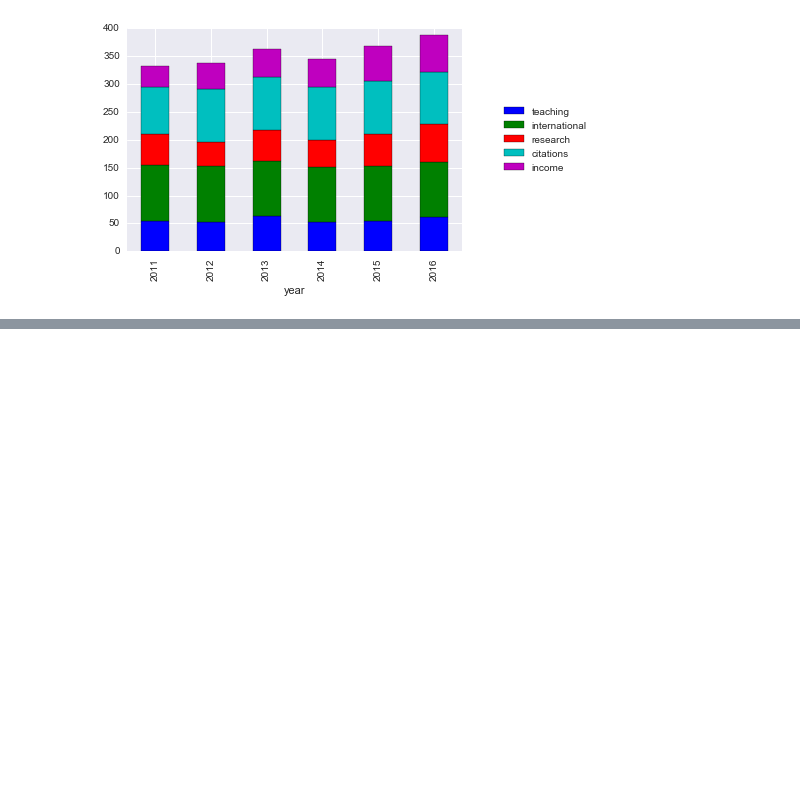
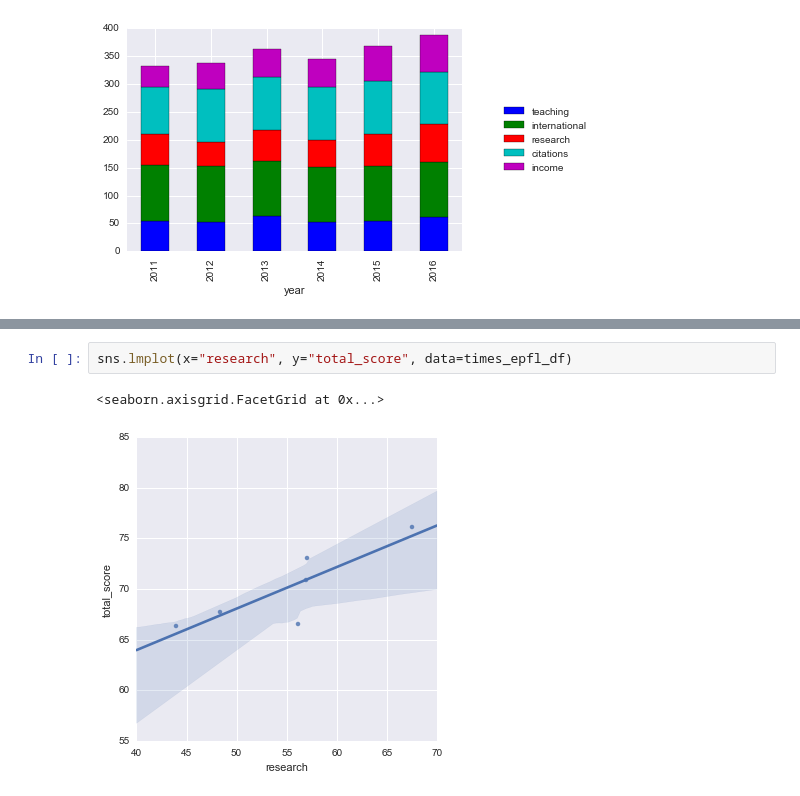
Before and after one commit to arnaudbenard/university-ranking, a Jupyter notebook: Analysis.ipynb, the cells around one changed output, grey strips where cells are left out. Drawn from its saved outputs; the diff is of its cells as text; blank space fills up the shorter version.

```diff
--- a/Analysis.ipynb
+++ b/Analysis.ipynb
@@ -107,0 +150,5 @@ times_epfl_df
+# %%
+sns.lmplot(x="research", y="total_score", data=times_epfl_df)
+# %% [output]
+<seaborn.axisgrid.FacetGrid at 0x...>
+[figure, added]
```
Also changed, not shown: parts of 7 cells of this notebook.
